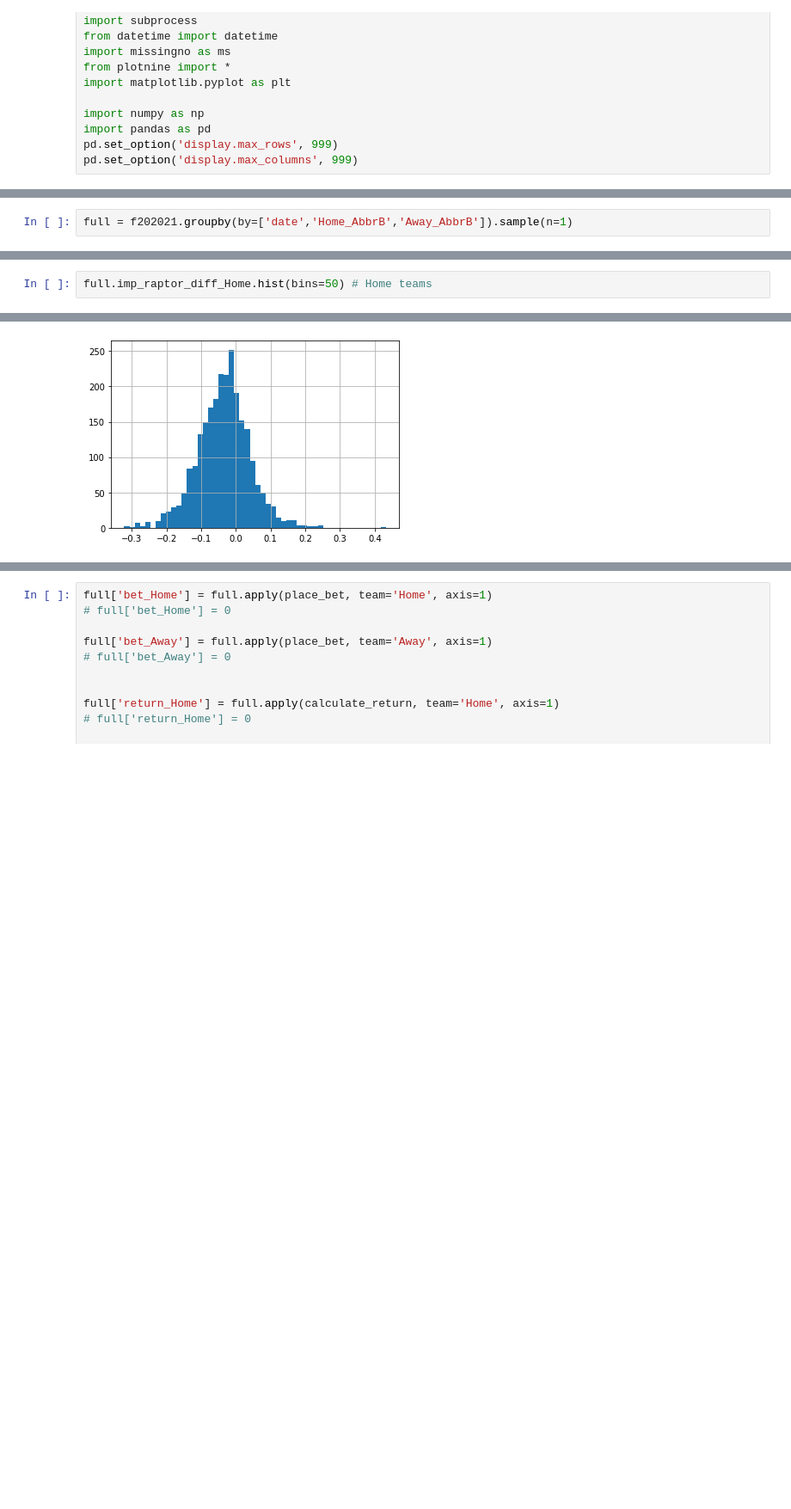
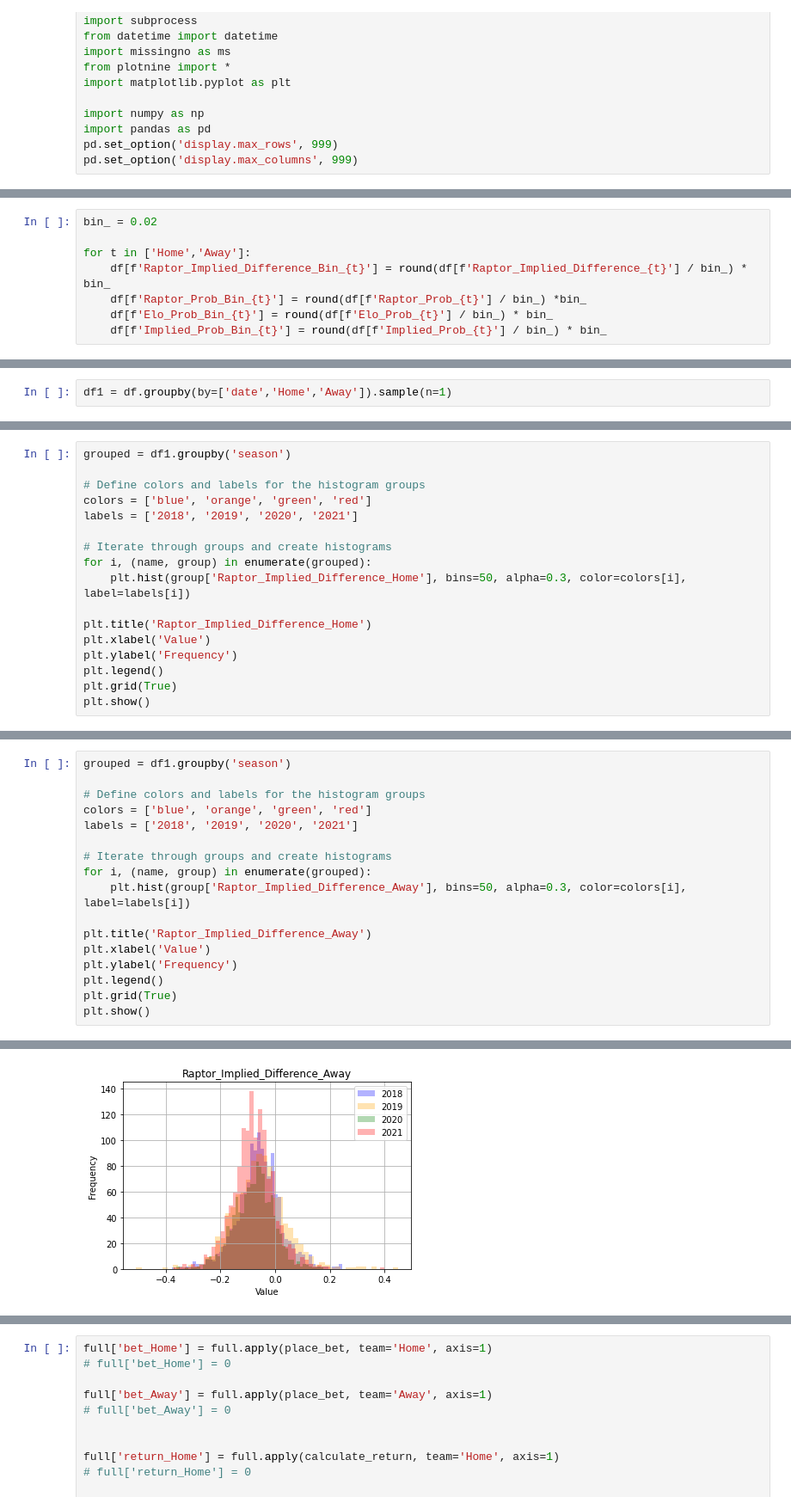
Before and after one commit to SamLeBlanc/ball-bets, a Jupyter notebook: NBA Analysis.ipynb, the cells around one changed output, grey strips where cells are left out. Shown at 86% size. Saved outputs shown, nothing was run; the diff lists cells and outputs as text; blank space fills up the shorter version.

Commit message:
all seasons included in base_analysis pickle

```diff
--- a/NBA Analysis.ipynb
+++ b/NBA Analysis.ipynb
@@ -41,0 +109,8 @@ f2021.shape
+# %%
+bin_ = 0.02
+
+for t in ['Home','Away']:
+    df[f'Raptor_Implied_Difference_Bin_{t}'] = round(df[f'Raptor_Implied_Difference_{t}'] / bin_) * bin_
+    df[f'Raptor_Prob_Bin_{t}'] = round(df[f'Raptor_Prob_{t}'] / bin_) *bin_
+    df[f'Elo_Prob_Bin_{t}'] = round(df[f'Elo_Prob_{t}'] / bin_) * bin_
+    df[f'Implied_Prob_Bin_{t}'] = round(df[f'Implied_Prob_{t}'] / bin_) * bin_
@@ -42,2 +119,2 @@ f2021.shape
 # %%
-full = f202021.groupby(by=['date','Home_AbbrB','Away_AbbrB']).sample(n=1)
+df1 = df.groupby(by=['date','Home','Away']).sample(n=1)
@@ -70,0 +151,17 @@ full['min_imp_raptor_diff'] = full.apply(get_minimum_implied_raptor_difference,
+# %%
+grouped = df1.groupby('season')
+
+# Define colors and labels for the histogram groups
+colors = ['blue', 'orange', 'green', 'red']
+labels = ['2018', '2019', '2020', '2021']
+
+# Iterate through groups and create histograms
+for i, (name, group) in enumerate(grouped):
+    plt.hist(group['Raptor_Implied_Difference_Home'], bins=50, alpha=0.3, color=colors[i], label=labels[i])
+
+plt.title('Raptor_Implied_Difference_Home')
+plt.xlabel('Value')
+plt.ylabel('Frequency')
+plt.legend()
+plt.grid(True)
+plt.show()
@@ -71,3 +170,18 @@ full['min_imp_raptor_diff'] = full.apply(get_minimum_implied_raptor_difference,
 # %%
-full.imp_raptor_diff_Home.hist(bins=50) # Home teams
+grouped = df1.groupby('season')
+
+# Define colors and labels for the histogram groups
+colors = ['blue', 'orange', 'green', 'red']
+labels = ['2018', '2019', '2020', '2021']
+
+# Iterate through groups and create histograms
+for i, (name, group) in enumerate(grouped):
+    plt.hist(group['Raptor_Implied_Difference_Away'], bins=50, alpha=0.3, color=colors[i], label=labels[i])
+
+plt.title('Raptor_Implied_Difference_Away')
+plt.xlabel('Value')
+plt.ylabel('Frequency')
+plt.legend()
+plt.grid(True)
+plt.show()
 # %% [output]
@@ -75 +188 @@ full.imp_raptor_diff_Home.hist(bins=50) # Home teams
-[figure, old version]
+[figure, new version]
```
Also changed, not shown: parts of 52 cells of this notebook, 8 other files.
